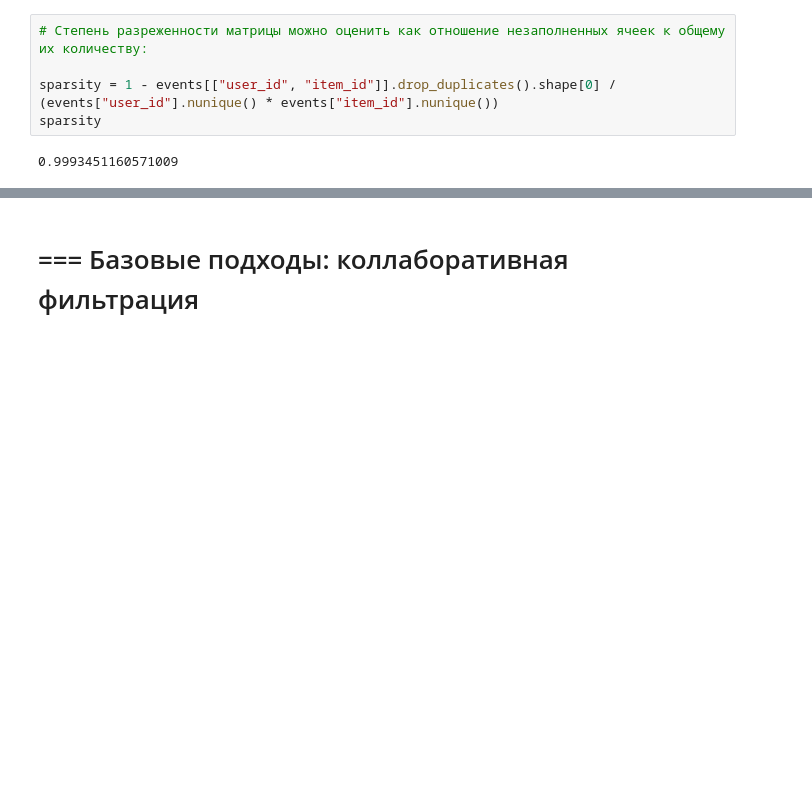
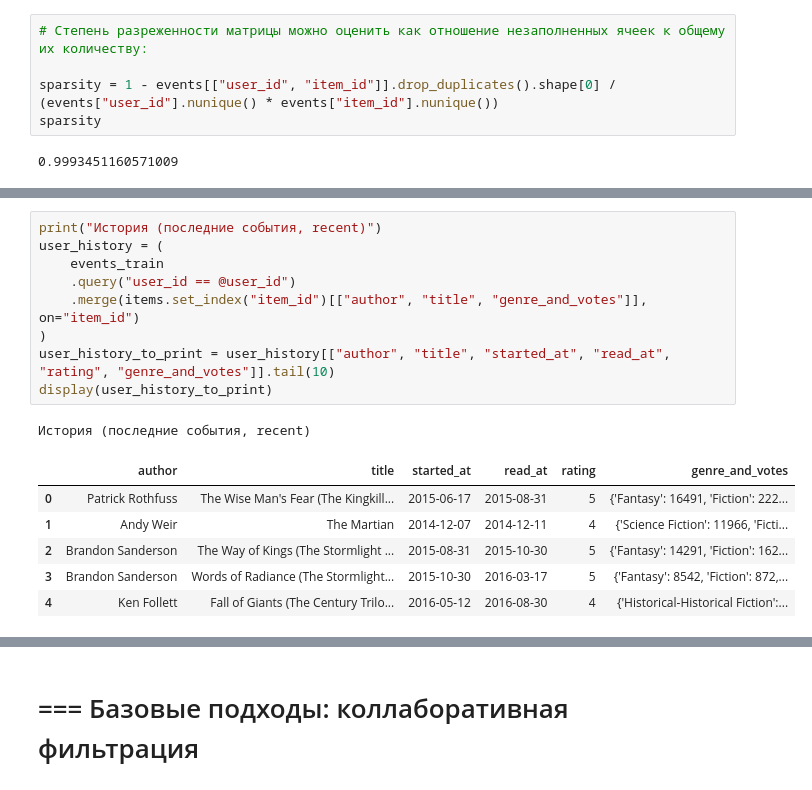
Before and after one commit to bos1988/practicum_mle_4_recsys, a Jupyter notebook: main_offline.ipynb, the cells around one changed output, grey strips where cells are left out. Drawn from its saved outputs; the diff is of its cells as text; blank space fills up the shorter version.

```diff
--- a/main_offline.ipynb
+++ b/main_offline.ipynb
@@ -203,0 +509,17 @@ sparsity
+# %%
+print("История (последние события, recent)")
+user_history = (
+    events_train
+    .query("user_id == @user_id")
+    .merge(items.set_index("item_id")[["author", "title", "genre_and_votes"]], on="item_id")
+)
+user_history_to_print = user_history[["author", "title", "started_at", "read_at", "rating", "genre_and_votes"]].tail(10)
+display(user_history_to_print)
+# %% [output]
+История (последние события, recent)
+|  | author | title | started_at | read_at | rating | genre_and_votes |
+| 0 | Patrick Rothfuss | The Wise Man's Fear (The Kingkill... | 2015-06-17 | 2015-08-31 | 5 | {'Fantasy': 16491, 'Fiction': 222... |
+| 1 | Andy Weir | The Martian | 2014-12-07 | 2014-12-11 | 4 | {'Science Fiction': 11966, 'Ficti... |
+| 2 | Brandon Sanderson | The Way of Kings (The Stormlight ... | 2015-08-31 | 2015-10-30 | 5 | {'Fantasy': 14291, 'Fiction': 162... |
+| 3 | Brandon Sanderson | Words of Radiance (The Stormlight... | 2015-10-30 | 2016-03-17 | 5 | {'Fantasy': 8542, 'Fiction': 872,... |
+| 4 | Ken Follett | Fall of Giants (The Century Trilo... | 2016-05-12 | 2016-08-30 | 4 | {'Historical-Historical Fiction':... |
```
Also changed, not shown: parts of 58 cells of this notebook, 1 other file.
